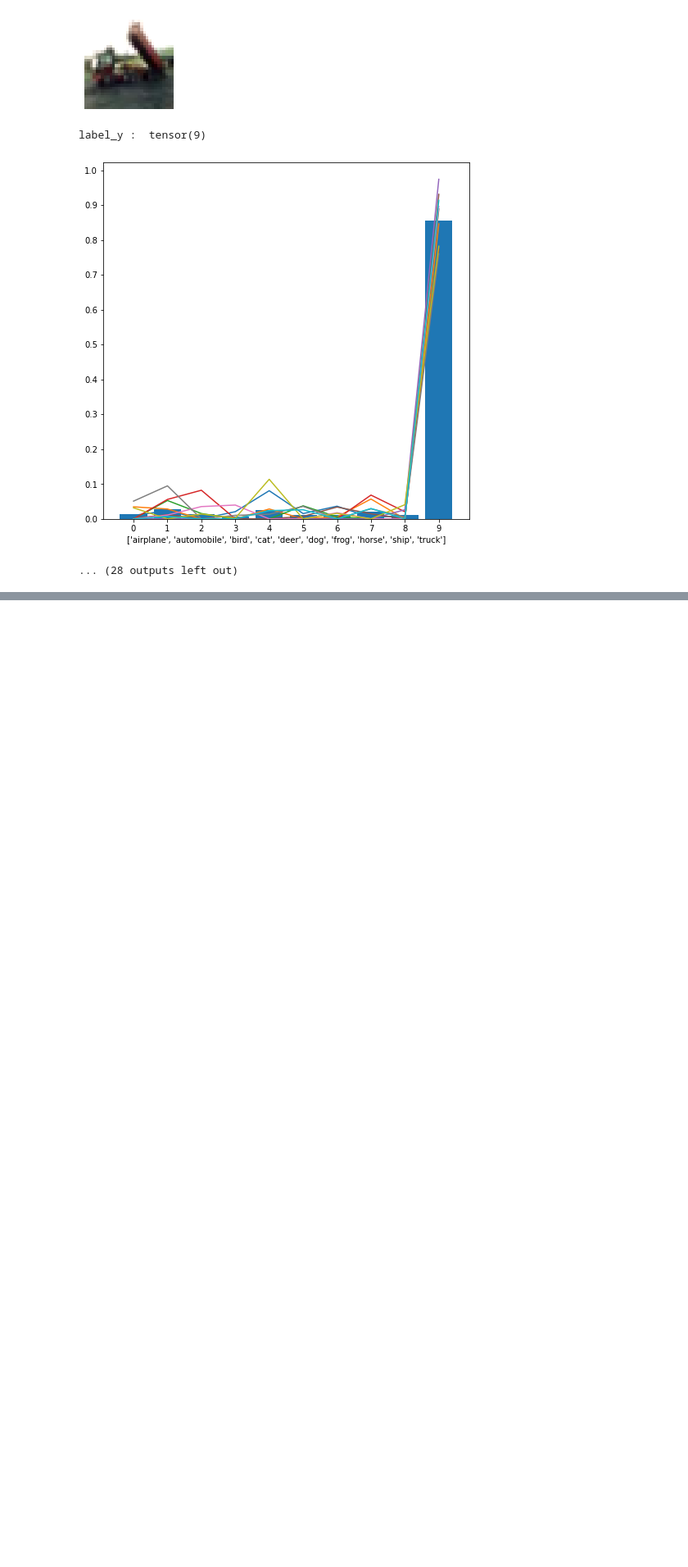
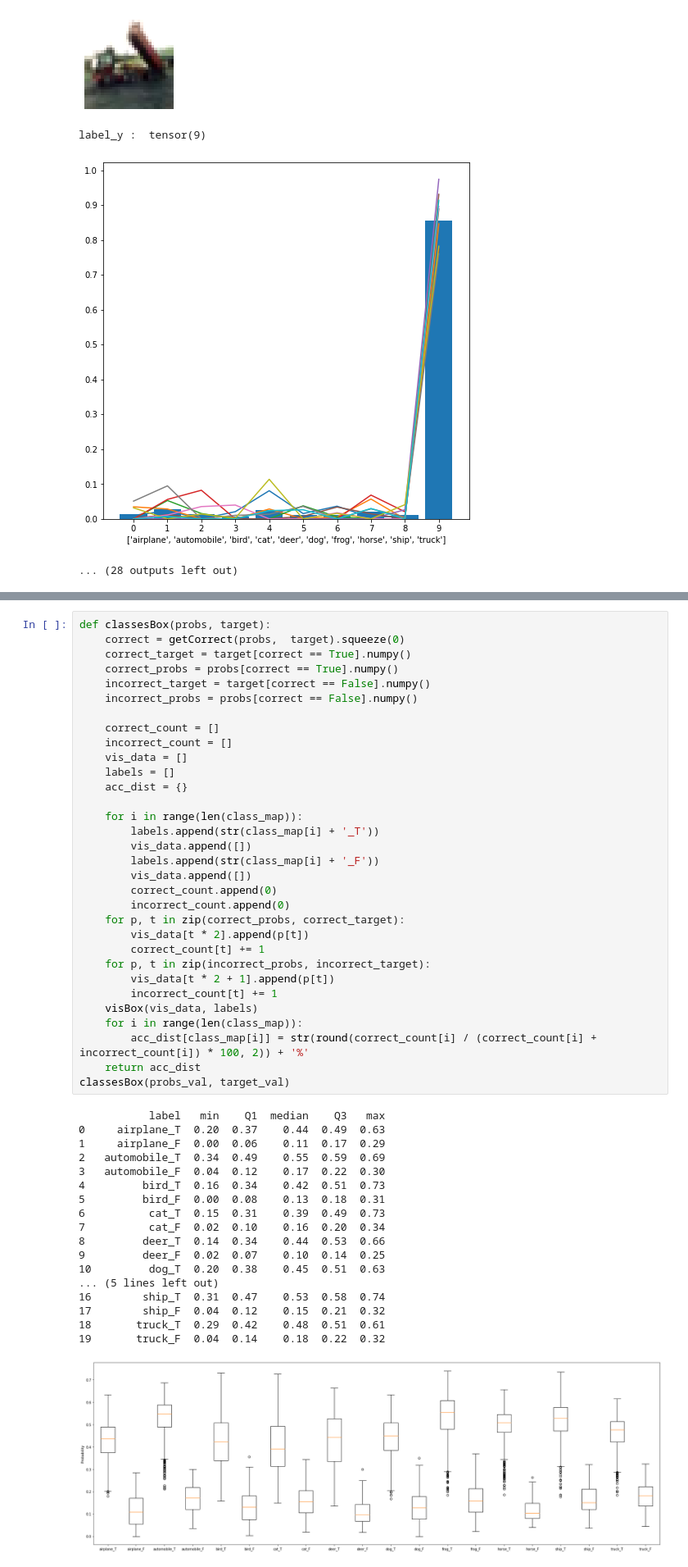
Before and after one commit to a07458666/UncertaintyFlow, a Jupyter notebook: noise_distribution.ipynb, the cells around one changed output, grey strips where cells are left out. Shown at 82% size. Drawn from its saved outputs; the diff is of its cells as text; blank space fills up the shorter version.

```diff
--- a/noise_distribution.ipynb
+++ b/noise_distribution.ipynb
@@ -132,0 +225,51 @@ label_y :  tensor(9)
+# %%
+def classesBox(probs, target):
+    correct = getCorrect(probs,  target).squeeze(0)
+    correct_target = target[correct == True].numpy()
+    correct_probs = probs[correct == True].numpy()
+    incorrect_target = target[correct == False].numpy()
+    incorrect_probs = probs[correct == False].numpy()
+
+    correct_count = []
+    incorrect_count = []
+    vis_data = []
+    labels = []
+    acc_dist = {}
+
+    for i in range(len(class_map)):
+        labels.append(str(class_map[i] + '_T'))
+        vis_data.append([])
+        labels.append(str(class_map[i] + '_F'))
+        vis_data.append([])
+        correct_count.append(0)
+        incorrect_count.append(0)
+    for p, t in zip(correct_probs, correct_target):
+        vis_data[t * 2].append(p[t])
+        correct_count[t] += 1
+    for p, t in zip(incorrect_probs, incorrect_target):
+        vis_data[t * 2 + 1].append(p[t])
+        incorrect_count[t] += 1
+    visBox(vis_data, labels)
+    for i in range(len(class_map)):
+        acc_dist[class_map[i]] = str(round(correct_count[i] / (correct_count[i] + incorrect_count[i]) * 100, 2)) + '%'
+    return acc_dist
+classesBox(probs_val, target_val)
+# %% [output]
+           label   min    Q1  median    Q3   max
+0     airplane_T  0.20  0.37    0.44  0.49  0.63
+1     airplane_F  0.00  0.06    0.11  0.17  0.29
+2   automobile_T  0.34  0.49    0.55  0.59  0.69
+3   automobile_F  0.04  0.12    0.17  0.22  0.30
+4         bird_T  0.16  0.34    0.42  0.51  0.73
+5         bird_F  0.00  0.08    0.13  0.18  0.31
+6          cat_T  0.15  0.31    0.39  0.49  0.73
+7          cat_F  0.02  0.10    0.16  0.20  0.34
+8         deer_T  0.14  0.34    0.44  0.53  0.66
+9         deer_F  0.02  0.07    0.10  0.14  0.25
+10         dog_T  0.20  0.38    0.45  0.51  0.63
+... (5 lines left out)
+16        ship_T  0.31  0.47    0.53  0.58  0.74
+17        ship_F  0.04  0.12    0.15  0.21  0.32
+18       truck_T  0.29  0.42    0.48  0.51  0.61
+19       truck_F  0.04  0.14    0.18  0.22  0.32
+[figure, added]
```
Also changed, not shown: parts of 14 cells of this notebook, 1 other file.
